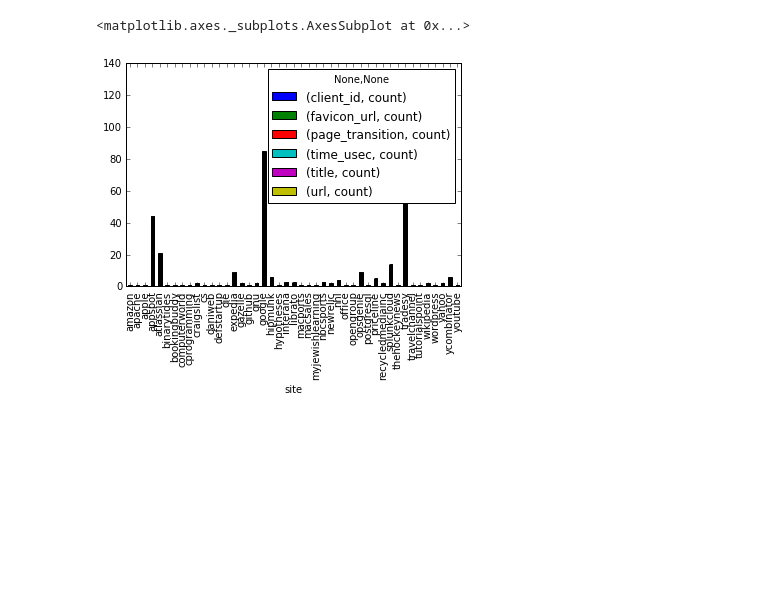
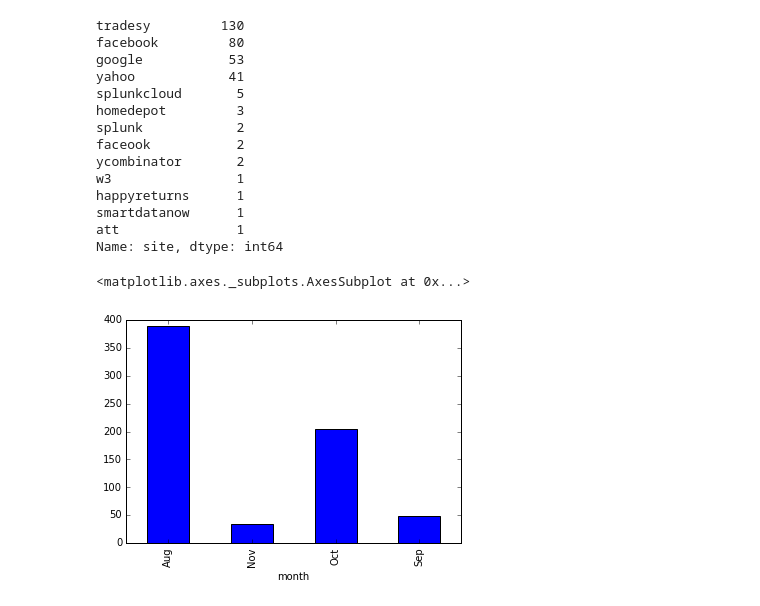
Before and after one commit to tylergeery/takeout-insights, a Jupyter notebook: chrome.ipynb, the cells around one changed output. Drawn from its saved outputs; the diff is of its cells as text; code cells hidden in the pictures; blank space fills up the shorter version.

Commit message:
create basic plots

```diff
--- a/chrome.ipynb
+++ b/chrome.ipynb
@@ -8,8 +8,7 @@ import numpy as np
 
 from pprint import pprint
 
-with open('./data/Chrome/BrowserHistory.json') as data_file:
+with open('./data/Chrome/BrowserHistory-Gmail.json') as data_file:
     data = json.load(data_file)
 
 chrome_df = pd.DataFrame(data["Browser History"])
-chrome_df.head()
@@ -47,5 +34,22 @@ chrome_df.head()
+# %%
+chrome_df['site'].value_counts().sort_values(ascending=False).head(20)
+# %% [output]
+tradesy         130
+facebook         80
+google           53
+yahoo            41
+splunkcloud       5
+homedepot         3
+splunk            2
+faceook           2
+ycombinator       2
+w3                1
+happyreturns      1
+smartdatanow      1
+att               1
+Name: site, dtype: int64
 # %%
-chrome_df.head(500).groupby("site").agg(['count']).plot(kind="bar")
+chrome_df[['month', 'client_id']].groupby("month").agg(['count']).plot(kind="bar", legend=False)
 # %% [output]
 <matplotlib.axes._subplots.AxesSubplot at 0x...>
-[figure, old version]
+[figure, new version]
```
Also changed, not shown: parts of 6 cells of this notebook.
